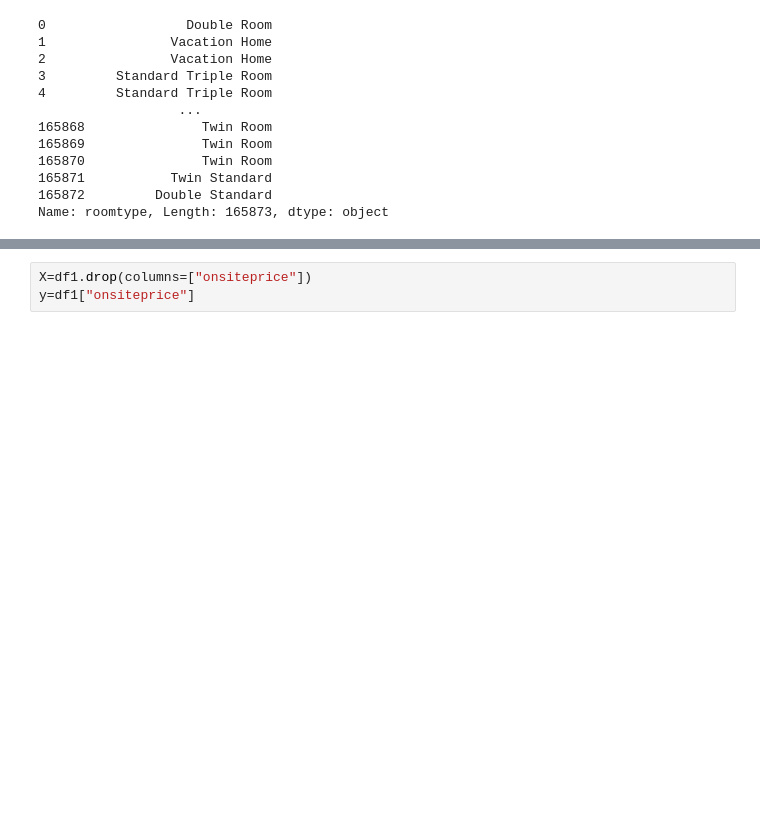
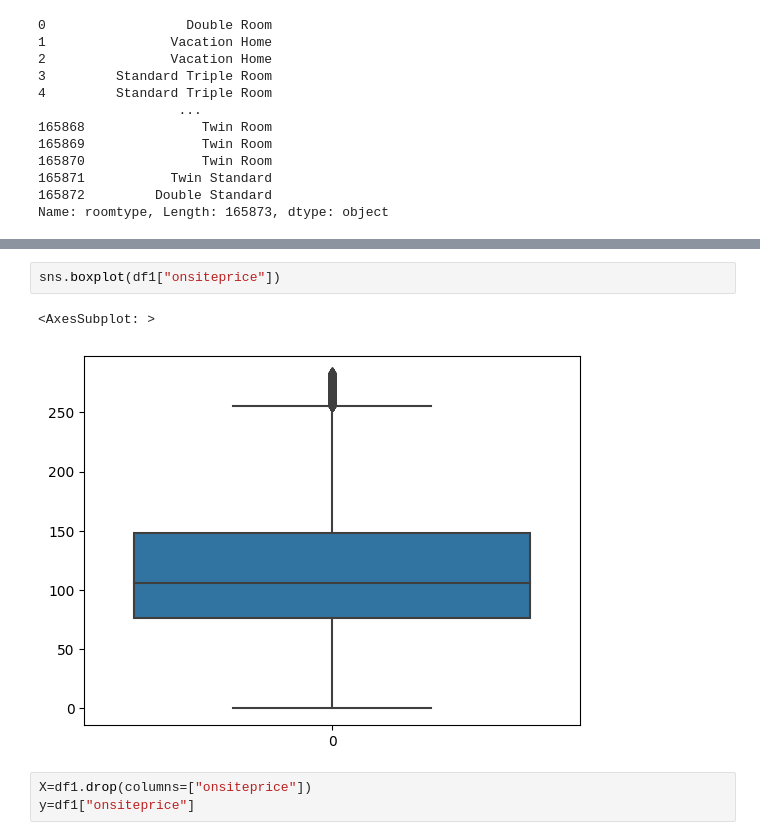
Before and after one commit to M-Ammar1112/Hotel-Room-Price-Prediction, a Jupyter notebook: MLProject.ipynb, the cells around one changed output, grey strips where cells are left out. Cells and saved outputs as stored; diff of their text form; blank space fills up the shorter version.

```diff
--- a/MLProject.ipynb
+++ b/MLProject.ipynb
@@ -960,3 +975,8 @@ KeyError: "['roomtype'] not found in axis"
+# %%
+sns.boxplot(df1["onsiteprice"])
+# %% [output]
+<AxesSubplot: >
+[figure, added]
 # %%
 X=df1.drop(columns=["onsiteprice"])
 y=df1["onsiteprice"]
```
Also changed, not shown: parts of 21 cells of this notebook.
